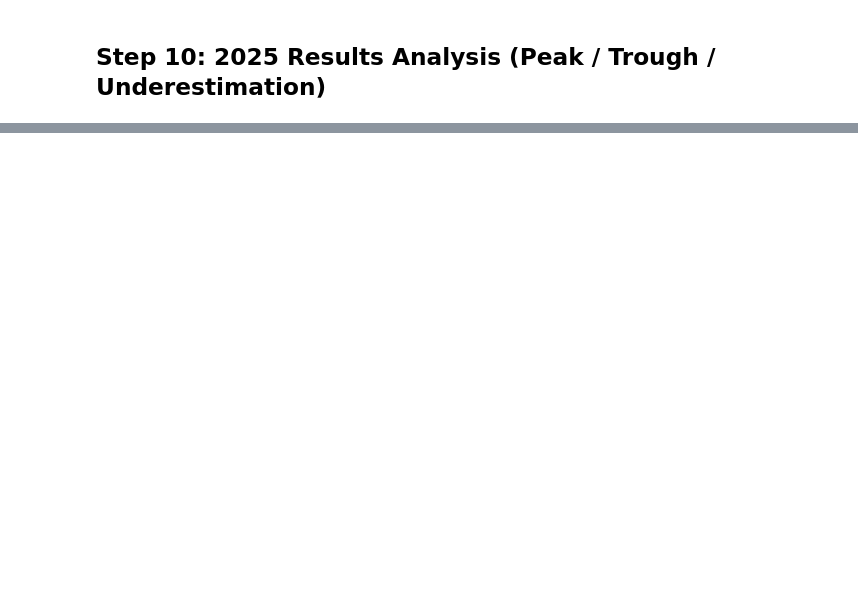
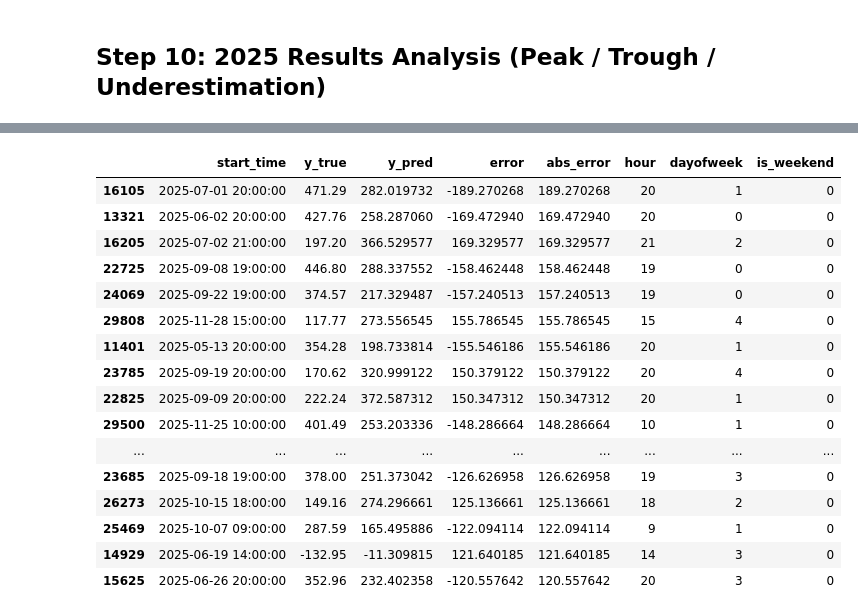
Before and after one commit to anlan-chen/ML2-Final-Project, a Jupyter notebook: ML2 Final Project.ipynb, the cells around one changed output, grey strips where cells are left out. Saved outputs shown, nothing was run; the diff lists cells and outputs as text; code cells hidden in the pictures; blank space fills up the shorter version.

```diff
--- a/ML2 Final Project.ipynb
+++ b/ML2 Final Project.ipynb
@@ -472,11 +536,14 @@ display(results_2025.head())
 # %%
-# Step 10.2: define peak and valley periods
-q90 = results_2025["y_true"].quantile(0.9)
-q10 = results_2025["y_true"].quantile(0.1)
+# Step 10.2: build results dataframe (2025)
 
-peak_df = results_2025[results_2025["y_true"] >= q90]
-valley_df = results_2025[results_2025["y_true"] <= q10]
+results_2025 = test_fe.copy()
+results_2025["y_true"] = y_test.values
+results_2025["y_pred"] = y_pred_best
 
-print("Peak hours:", peak_df.shape[0])
-print("Valley hours:", valley_df.shape[0])
+# Error = pred - true (negative => underestimation)
+results_2025["error"] = results_2025["y_pred"] - results_2025["y_true"]
+results_2025["abs_error"] = results_2025["error"].abs()
+
+display(results_2025.head())
+print("results_2025 shape:", results_2025.shape)
 # %% [output]
@@ -531,0 +673,25 @@ dtype: float64
+# %%
+# Step 10.6: show the largest errors (top 20) to inspect peaks/spikes
+
+top_errors = results_2025.sort_values("abs_error", ascending=False).head(20)[
+    ["start_time", "y_true", "y_pred", "error", "abs_error", "hour", "dayofweek", "is_weekend"]
+]
+display(top_errors)
+# %% [output]
+|  | start_time | y_true | y_pred | error | abs_error | hour | dayofweek | is_weekend |
+| 16105 | 2025-07-01 20:00:00 | 471.29 | 282.019732 | -189.270268 | 189.270268 | 20 | 1 | 0 |
+| 13321 | 2025-06-02 20:00:00 | 427.76 | 258.287060 | -169.472940 | 169.472940 | 20 | 0 | 0 |
+| 16205 | 2025-07-02 21:00:00 | 197.20 | 366.529577 | 169.329577 | 169.329577 | 21 | 2 | 0 |
+| 22725 | 2025-09-08 19:00:00 | 446.80 | 288.337552 | -158.462448 | 158.462448 | 19 | 0 | 0 |
+| 24069 | 2025-09-22 19:00:00 | 374.57 | 217.329487 | -157.240513 | 157.240513 | 19 | 0 | 0 |
+| 29808 | 2025-11-28 15:00:00 | 117.77 | 273.556545 | 155.786545 | 155.786545 | 15 | 4 | 0 |
+| 11401 | 2025-05-13 20:00:00 | 354.28 | 198.733814 | -155.546186 | 155.546186 | 20 | 1 | 0 |
+| 23785 | 2025-09-19 20:00:00 | 170.62 | 320.999122 | 150.379122 | 150.379122 | 20 | 4 | 0 |
+| 22825 | 2025-09-09 20:00:00 | 222.24 | 372.587312 | 150.347312 | 150.347312 | 20 | 1 | 0 |
+| 29500 | 2025-11-25 10:00:00 | 401.49 | 253.203336 | -148.286664 | 148.286664 | 10 | 1 | 0 |
+| ... | ... | ... | ... | ... | ... | ... | ... | ... |
+| 23685 | 2025-09-18 19:00:00 | 378.00 | 251.373042 | -126.626958 | 126.626958 | 19 | 3 | 0 |
+| 26273 | 2025-10-15 18:00:00 | 149.16 | 274.296661 | 125.136661 | 125.136661 | 18 | 2 | 0 |
+| 25469 | 2025-10-07 09:00:00 | 287.59 | 165.495886 | -122.094114 | 122.094114 | 9 | 1 | 0 |
+| 14929 | 2025-06-19 14:00:00 | -132.95 | -11.309815 | 121.640185 | 121.640185 | 14 | 3 | 0 |
+| 15625 | 2025-06-26 20:00:00 | 352.96 | 232.402358 | -120.557642 | 120.557642 | 20 | 3 | 0 |
```
Also changed, not shown: parts of 30 cells of this notebook.
